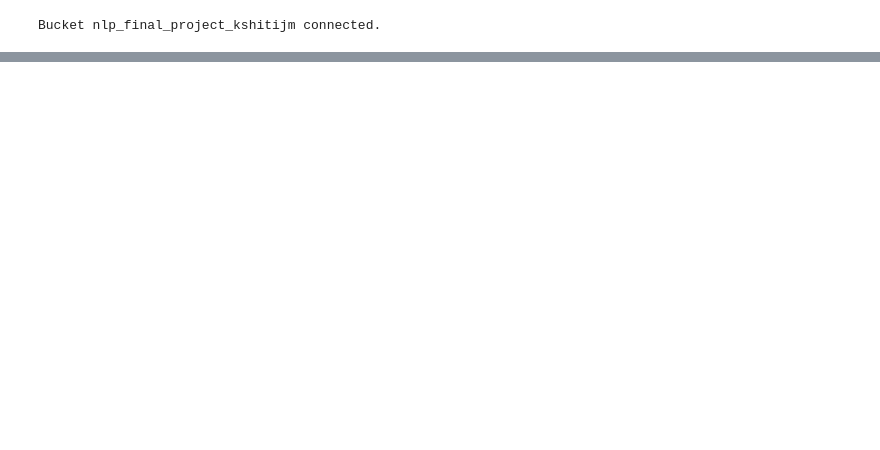
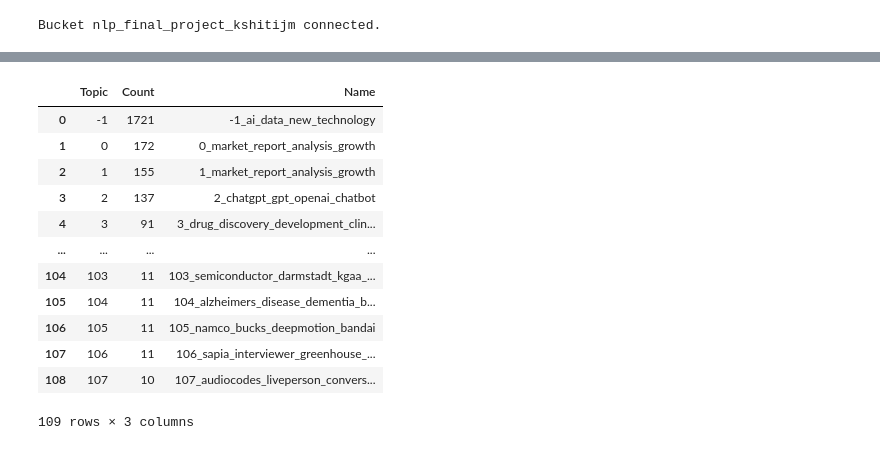
Before and after one commit to kshitij-mittal/Impact_Analysis_GenAI, a Jupyter notebook: 071_BERT_Topic.ipynb, the cells around one changed output, grey strips where cells are left out. Saved outputs shown, nothing was run; the diff lists cells and outputs as text; code cells hidden in the pictures; blank space fills up the shorter version.

```diff
--- a/071_BERT_Topic.ipynb
+++ b/071_BERT_Topic.ipynb
@@ -91,0 +95,4 @@ mod_BERT.visualize_distribution(probabilities[0])
+# %%
+%%time
+df_filt_pos_samp1=df_filt_pos.sample(5_000)
+mod_BERT_samp1 = BERTopic(calculate_probabilities=True, njobs=-1)
@@ -91,0 +127,16 @@ mod_BERT.visualize_distribution(probabilities[0])
+# %%
+mod_BERT_samp1.get_topic_info()
+# %% [output]
+|  | Topic | Count | Name |
+| 0 | -1 | 1721 | -1_ai_data_new_technology |
+| 1 | 0 | 172 | 0_market_report_analysis_growth |
+| 2 | 1 | 155 | 1_market_report_analysis_growth |
+| 3 | 2 | 137 | 2_chatgpt_gpt_openai_chatbot |
+| 4 | 3 | 91 | 3_drug_discovery_development_clin... |
+| ... | ... | ... | ... |
+| 104 | 103 | 11 | 103_semiconductor_darmstadt_kgaa_... |
+| 105 | 104 | 11 | 104_alzheimers_disease_dementia_b... |
+| 106 | 105 | 11 | 105_namco_bucks_deepmotion_bandai |
+| 107 | 106 | 11 | 106_sapia_interviewer_greenhouse_... |
+| 108 | 107 | 10 | 107_audiocodes_liveperson_convers... |
+109 rows × 3 columns
```
Also changed, not shown: parts of 33 cells of this notebook.
